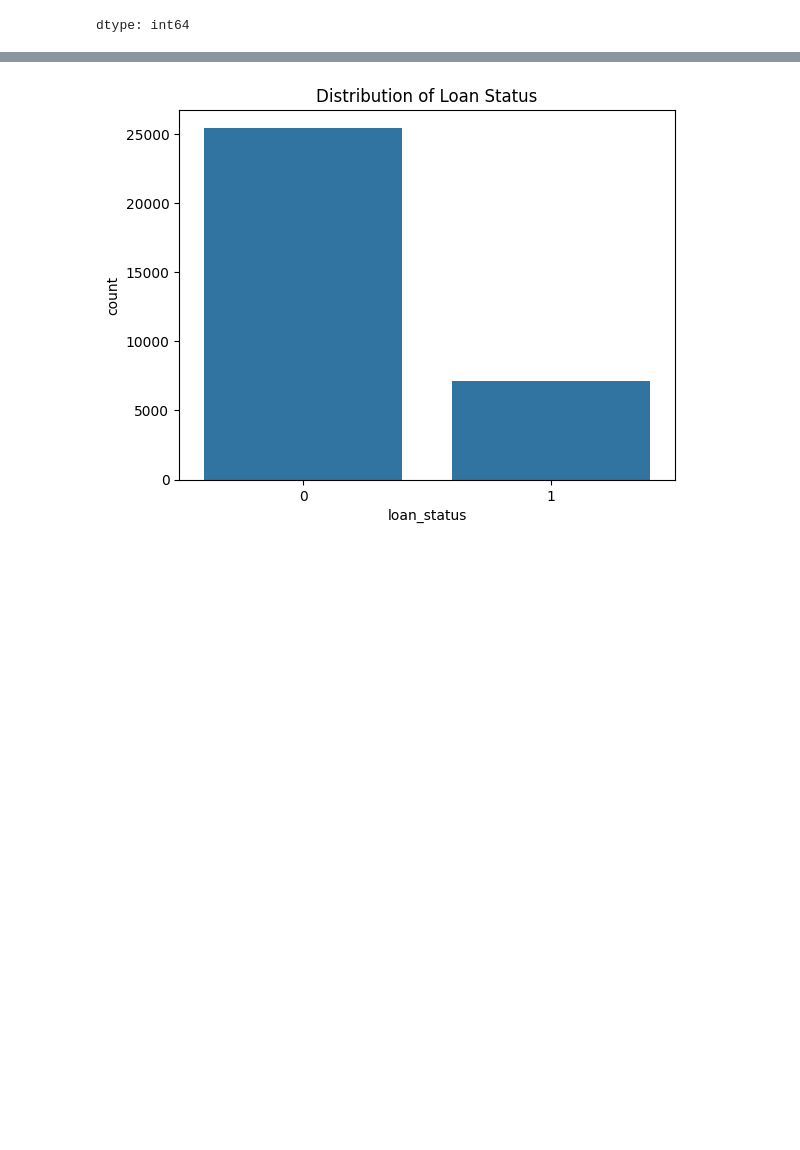
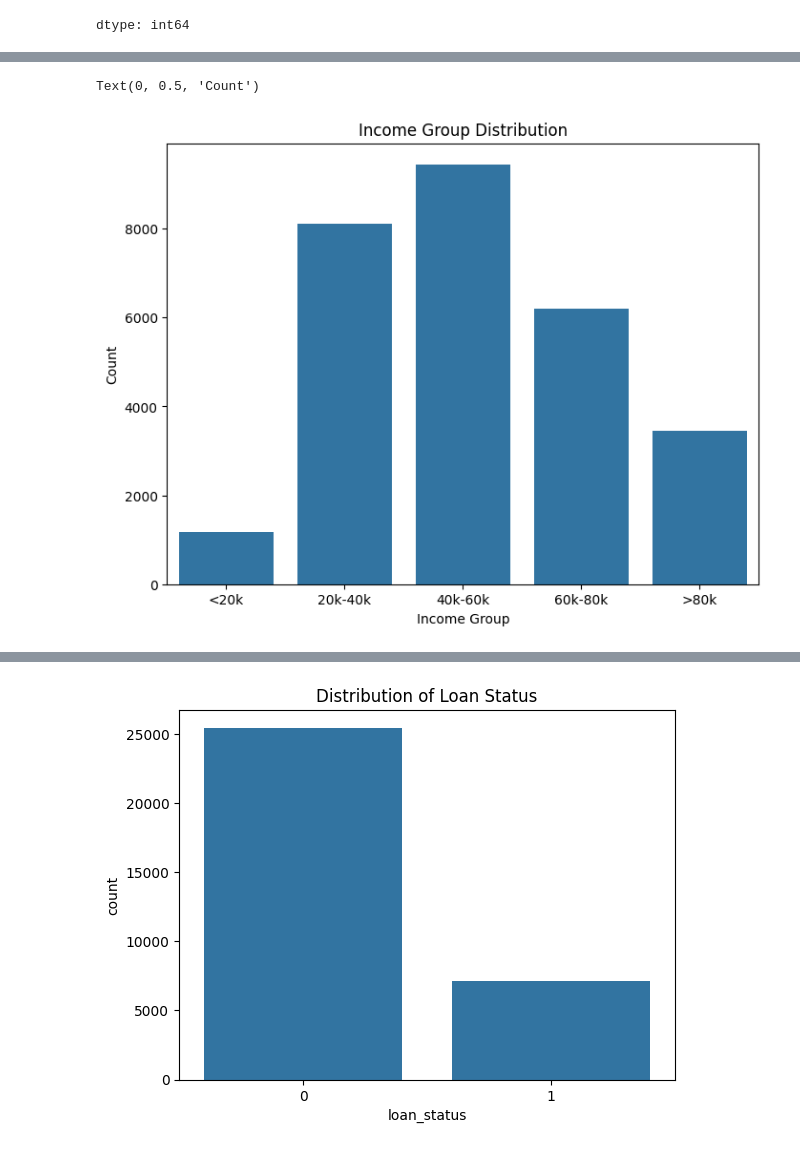
Before and after one commit to kittidet2541/credit_risk_analysis, a Jupyter notebook: credit_analysis_model.ipynb, the cells around one changed output, grey strips where cells are left out. Saved outputs shown, nothing was run; the diff lists cells and outputs as text; code cells hidden in the pictures; blank space fills up the shorter version.

```diff
--- a/credit_analysis_model.ipynb
+++ b/credit_analysis_model.ipynb
@@ -89,0 +158,16 @@ dtype: int64
+# %%
+# จัดกลุ่มรายได้
+bins = [0, 20000, 40000, 60000, 80000, 100000]
+labels = ['<20k', '20k-40k', '40k-60k', '60k-80k', '>80k']
+df['income_group'] = pd.cut(df['person_income'], bins=bins, labels=labels)
+
+# สร้างกราฟแท่ง
+plt.figure(figsize=(8, 6))
+sns.countplot(data=df, x='income_group', order=labels)
+plt.title('Income Group Distribution')
+plt.xlabel('Income Group')
+plt.ylabel('Count')
+# plt.show()Income Group Distribution
+# %% [output]
+Text(0, 0.5, 'Count')
+[figure, added]
```
Also changed, not shown: parts of 57 cells of this notebook.
